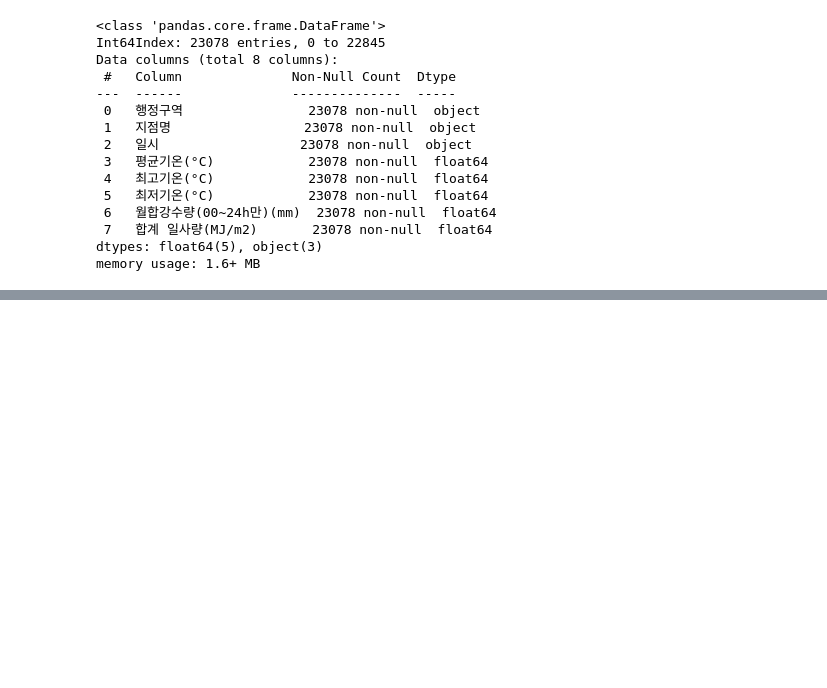
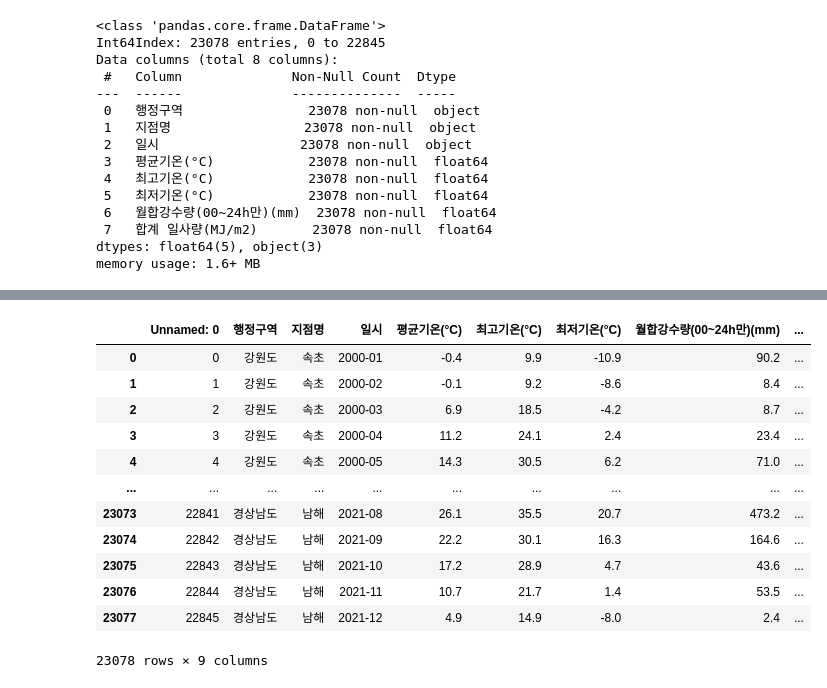
Before and after one commit to Kim-Hyunah/Final_Predict_Agricultural, a Jupyter notebook: preprocessing_weather_furoot.ipynb, the cells around one changed output, grey strips where cells are left out. Cells and saved outputs as stored; diff of their text form; code cells hidden in the pictures; blank space fills up the shorter version.

```diff
--- a/preprocessing_weather_furoot.ipynb
+++ b/preprocessing_weather_furoot.ipynb
@@ -336,0 +326,18 @@ new_df.groupby(["행정구역", "일시"]).median()
+# %%
+df = pd.read_csv('./data/최종_최종__월별기상관측.csv', encoding='cp949')
+# %%
+df
+# %% [output]
+|  | Unnamed: 0 | 행정구역 | 지점명 | 일시 | 평균기온(°C) | 최고기온(°C) | 최저기온(°C) | 월합강수량(00~24h만)(mm) | ... |
+| 0 | 0 | 강원도 | 속초 | 2000-01 | -0.4 | 9.9 | -10.9 | 90.2 | ... |
+| 1 | 1 | 강원도 | 속초 | 2000-02 | -0.1 | 9.2 | -8.6 | 8.4 | ... |
+| 2 | 2 | 강원도 | 속초 | 2000-03 | 6.9 | 18.5 | -4.2 | 8.7 | ... |
+| 3 | 3 | 강원도 | 속초 | 2000-04 | 11.2 | 24.1 | 2.4 | 23.4 | ... |
+| 4 | 4 | 강원도 | 속초 | 2000-05 | 14.3 | 30.5 | 6.2 | 71.0 | ... |
+| ... | ... | ... | ... | ... | ... | ... | ... | ... | ... |
+| 23073 | 22841 | 경상남도 | 남해 | 2021-08 | 26.1 | 35.5 | 20.7 | 473.2 | ... |
+| 23074 | 22842 | 경상남도 | 남해 | 2021-09 | 22.2 | 30.1 | 16.3 | 164.6 | ... |
+| 23075 | 22843 | 경상남도 | 남해 | 2021-10 | 17.2 | 28.9 | 4.7 | 43.6 | ... |
+| 23076 | 22844 | 경상남도 | 남해 | 2021-11 | 10.7 | 21.7 | 1.4 | 53.5 | ... |
+| 23077 | 22845 | 경상남도 | 남해 | 2021-12 | 4.9 | 14.9 | -8.0 | 2.4 | ... |
+23078 rows × 9 columns
```
Also changed, not shown: parts of 13 cells of this notebook.
